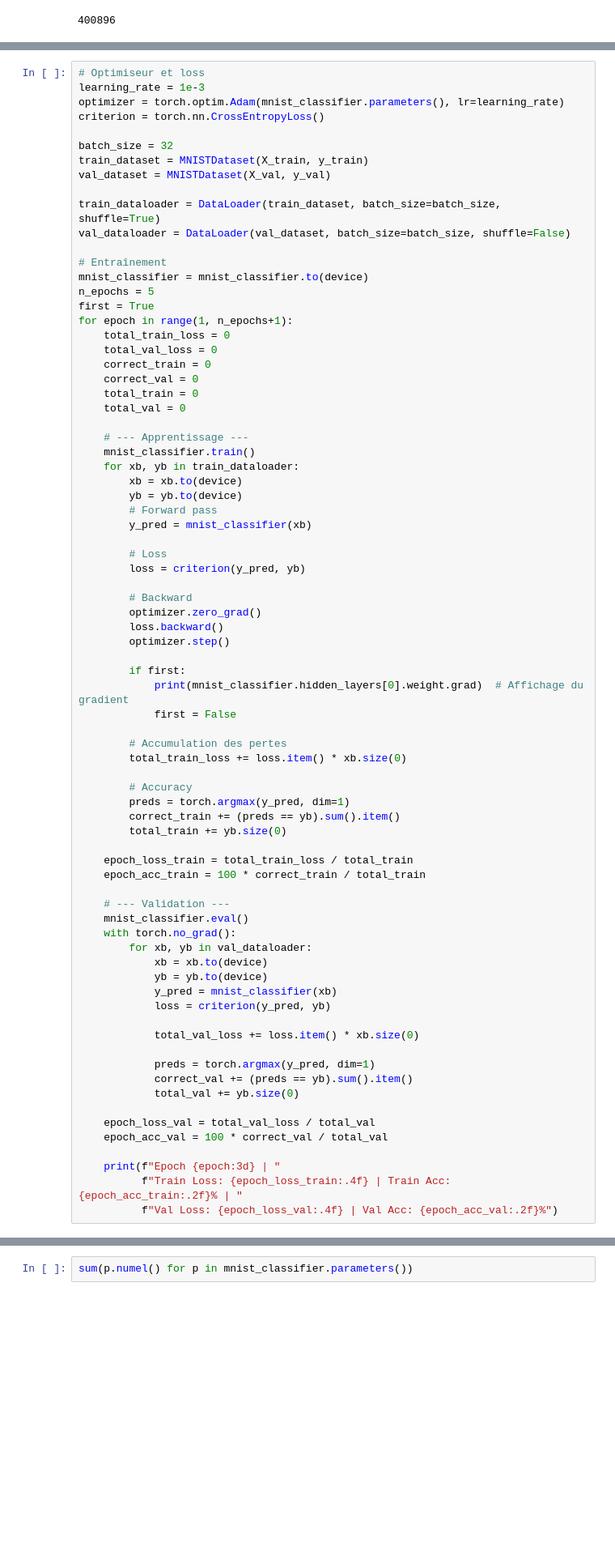
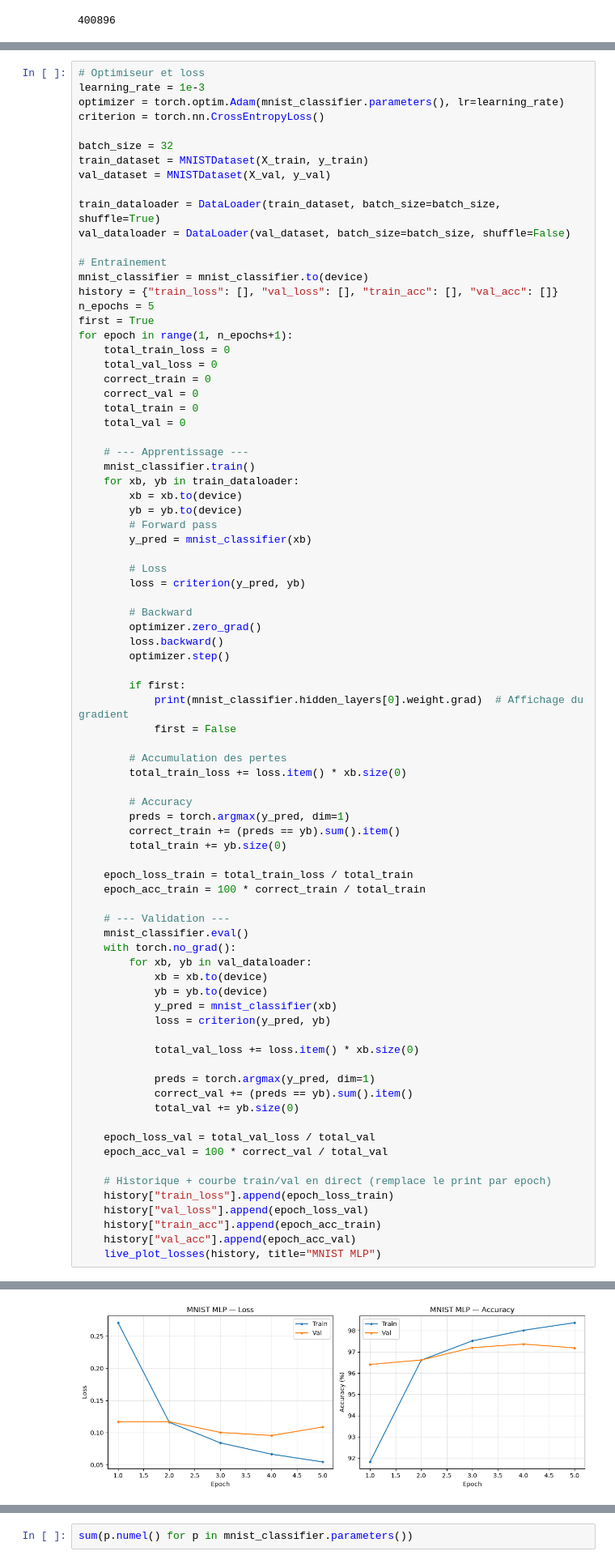
Before and after one commit to belafdil-chakib/2026-07-07, a Jupyter notebook: 999_Corrigés/Autograd and MLP corrigé.ipynb, the cells around one changed output, grey strips where cells are left out. Shown at 81% size. Cells and saved outputs as stored; diff of their text form; blank space fills up the shorter version.

```diff
--- a/999_Corrigés/Autograd and MLP corrigé.ipynb
+++ b/999_Corrigés/Autograd and MLP corrigé.ipynb
@@ -163,6 +208,7 @@ val_dataloader = DataLoader(val_dataset, batch_size=batch_size, shuffle=False)
 
 # Entraînement
 mnist_classifier = mnist_classifier.to(device)
+history = {"train_loss": [], "val_loss": [], "train_acc": [], "val_acc": []}
 n_epochs = 5
 first = True
 for epoch in range(1, n_epochs+1):
@@ -222,7 +268,10 @@ for epoch in range(1, n_epochs+1):
     epoch_loss_val = total_val_loss / total_val
     epoch_acc_val = 100 * correct_val / total_val
 
-    print(f"Epoch {epoch:3d} | "
-          f"Train Loss: {epoch_loss_train:.4f} | Train Acc: {epoch_acc_train:.2f}% | "
-          f"Val Loss: {epoch_loss_val:.4f} | Val Acc: {epoch_acc_val:.2f}%")
+    # Historique + courbe train/val en direct (remplace le print par epoch)
+    history["train_loss"].append(epoch_loss_train)
+    history["val_loss"].append(epoch_loss_val)
+    history["train_acc"].append(epoch_acc_train)
+    history["val_acc"].append(epoch_acc_val)
+    live_plot_losses(history, title="MNIST MLP")
 # %% [output]
@@ -247 +278,2 @@ Epoch   5 | Train Loss: 1.5500 | Train Acc: 91.11% | Val Loss: 1.5821 | Val Acc:
+[figure, added]
 # %%
```
Also changed, not shown: parts of 11 cells of this notebook, 1 other file.
